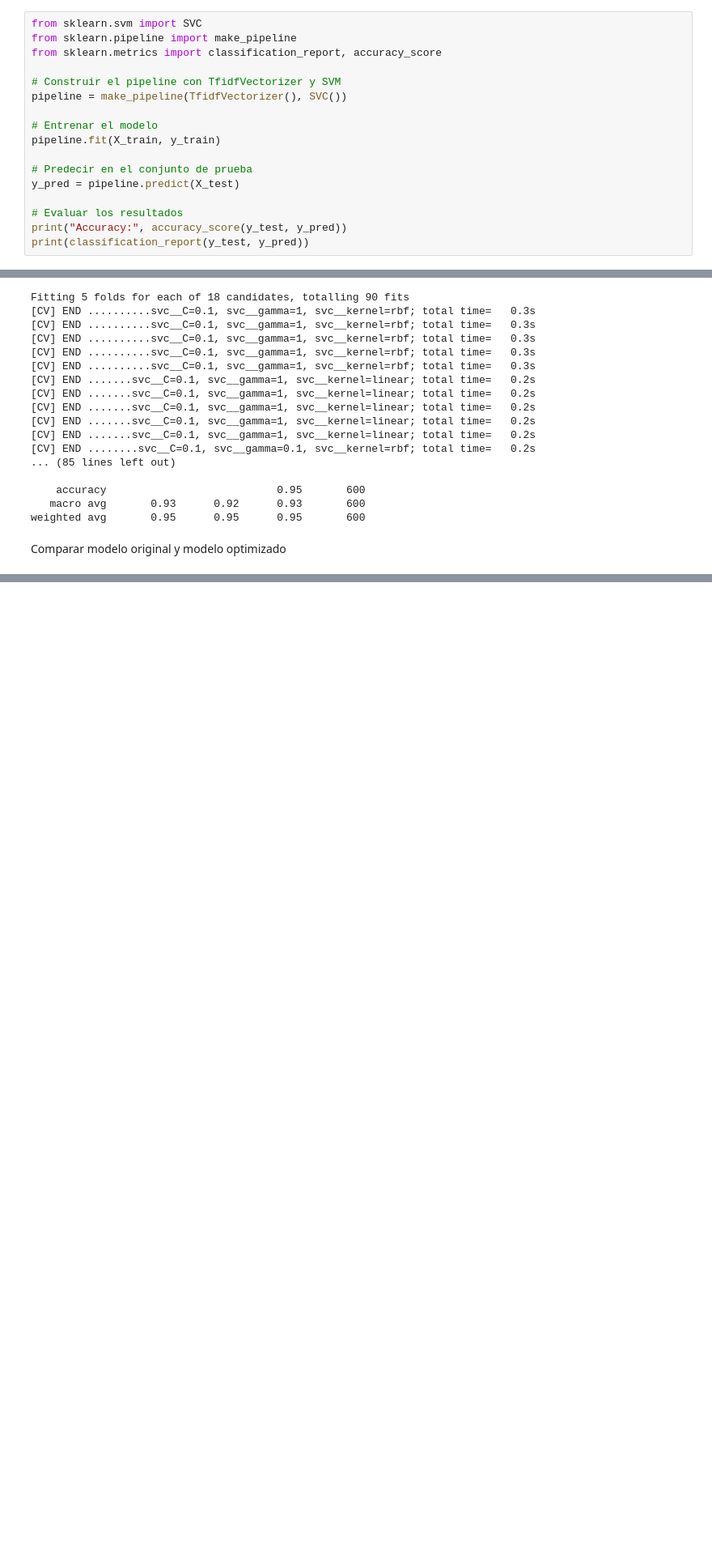
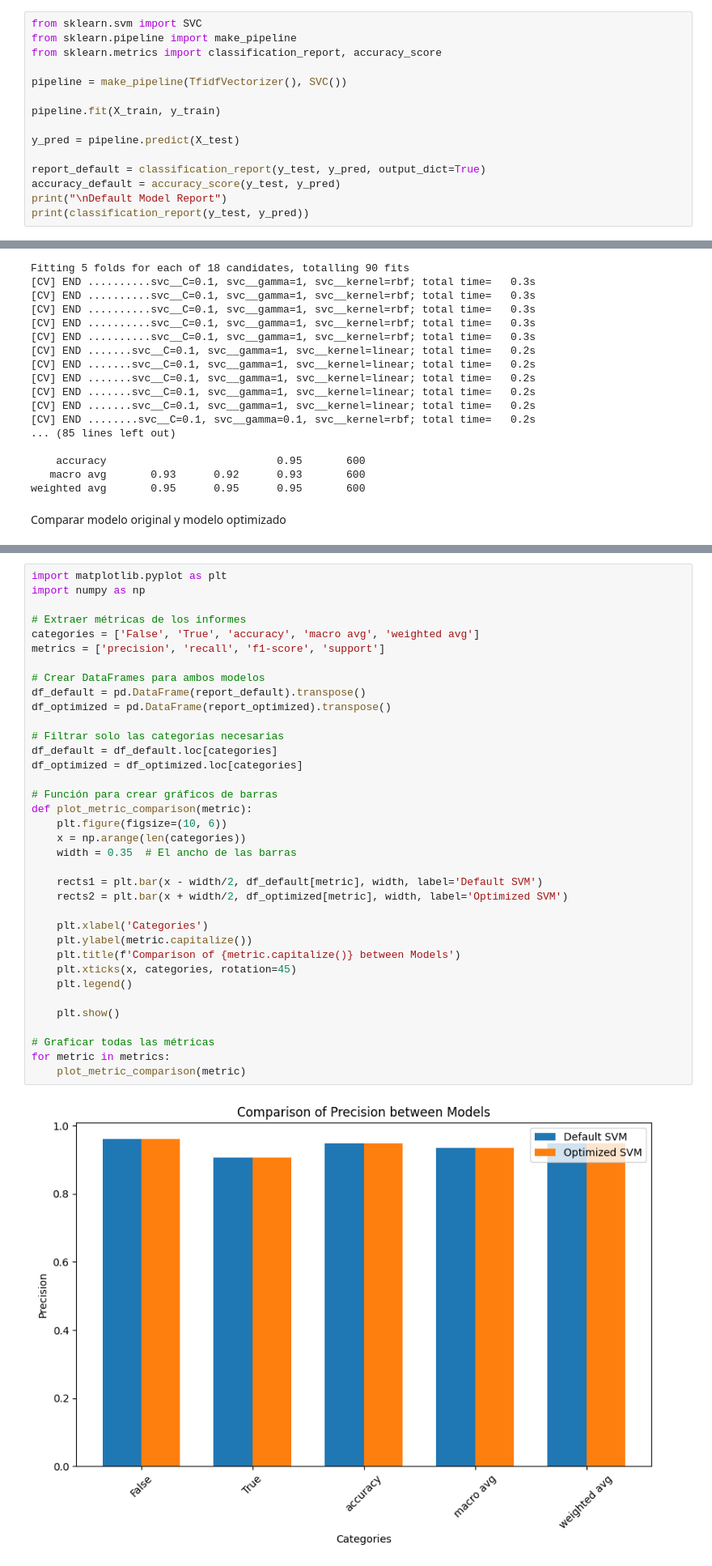
Before and after one commit to 4GeeksAcademy/NLP_MM, a Jupyter notebook: src/explore.ipynb, the cells around one changed output, grey strips where cells are left out. Shown at 81% size. Cells and saved outputs as stored; diff of their text form; blank space fills up the shorter version.

```diff
--- a/src/explore.ipynb
+++ b/src/explore.ipynb
@@ -63,16 +63,14 @@ from sklearn.svm import SVC
 from sklearn.pipeline import make_pipeline
 from sklearn.metrics import classification_report, accuracy_score
 
-# Construir el pipeline con TfidfVectorizer y SVM
 pipeline = make_pipeline(TfidfVectorizer(), SVC())
 
-# Entrenar el modelo
 pipeline.fit(X_train, y_train)
 
-# Predecir en el conjunto de prueba
 y_pred = pipeline.predict(X_test)
 
-# Evaluar los resultados
-print("Accuracy:", accuracy_score(y_test, y_pred))
+report_default = classification_report(y_test, y_pred, output_dict=True)
+accuracy_default = accuracy_score(y_test, y_pred)
+print("\nDefault Model Report")
 print(classification_report(y_test, y_pred))
 # %% [output]
@@ -156,0 +131,38 @@ plt.show()
+# %%
+import matplotlib.pyplot as plt
+import numpy as np
+
+# Extraer métricas de los informes
+categories = ['False', 'True', 'accuracy', 'macro avg', 'weighted avg']
+metrics = ['precision', 'recall', 'f1-score', 'support']
+
+# Crear DataFrames para ambos modelos
+df_default = pd.DataFrame(report_default).transpose()
+df_optimized = pd.DataFrame(report_optimized).transpose()
+
+# Filtrar solo las categorías necesarias
+df_default = df_default.loc[categories]
+df_optimized = df_optimized.loc[categories]
+
+# Función para crear gráficos de barras
+def plot_metric_comparison(metric):
+    plt.figure(figsize=(10, 6))
+    x = np.arange(len(categories))
+    width = 0.35  # El ancho de las barras
+
+    rects1 = plt.bar(x - width/2, df_default[metric], width, label='Default SVM')
+    rects2 = plt.bar(x + width/2, df_optimized[metric], width, label='Optimized SVM')
+
+    plt.xlabel('Categories')
+    plt.ylabel(metric.capitalize())
+    plt.title(f'Comparison of {metric.capitalize()} between Models')
+    plt.xticks(x, categories, rotation=45)
+    plt.legend()
+
+    plt.show()
+
+# Graficar todas las métricas
+for metric in metrics:
+    plot_metric_comparison(metric)
+# %% [output]
+[figure, added]
```
Also changed, not shown: parts of 3 cells of this notebook.
